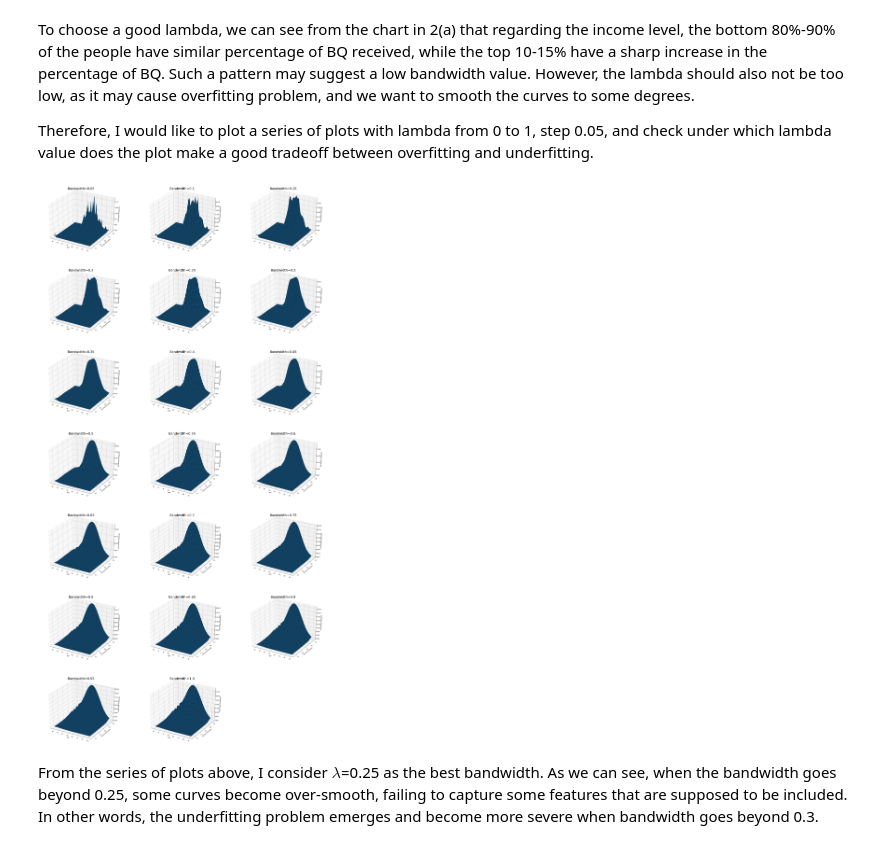
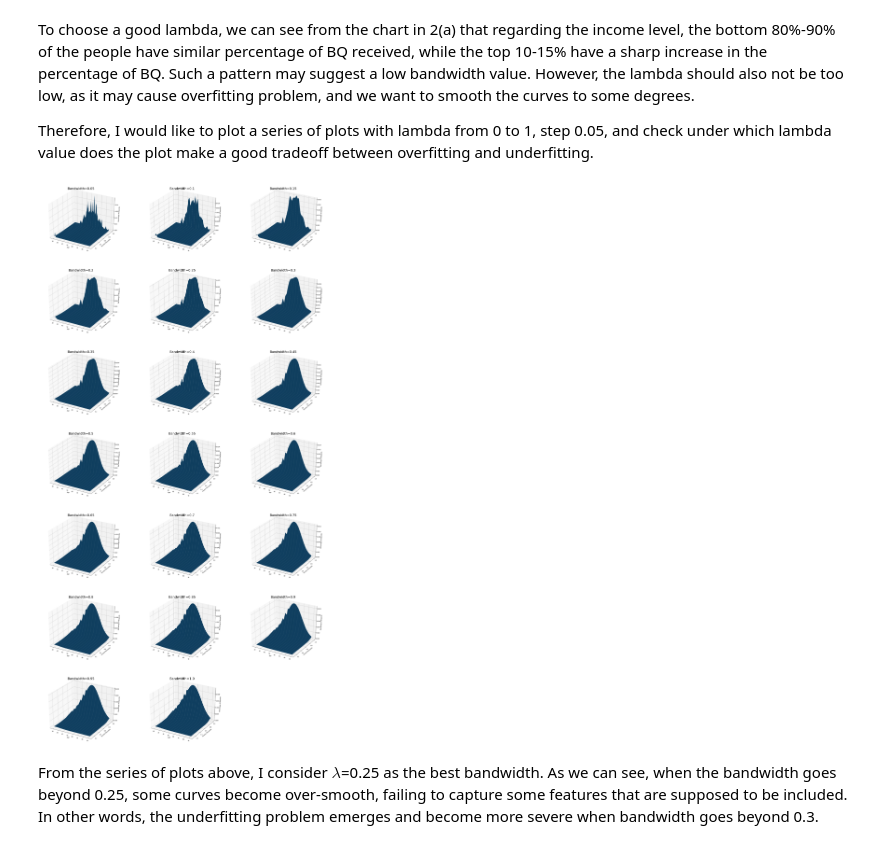
Before and after one commit to timqzhang/persp-research-econ_Spr20, a Jupyter notebook: ProblemSets/PS1/hw1-sol-QianZhang.ipynb, the cells around one changed output. Saved outputs shown, nothing was run; the diff lists cells and outputs as text; code cells hidden in the pictures.

```diff
--- a/ProblemSets/PS1/hw1-sol-QianZhang.ipynb
+++ b/ProblemSets/PS1/hw1-sol-QianZhang.ipynb
@@ -169,7 +163,7 @@ As the sum of probabilities is already 1, no more normalizing is needed.
 # %% [markdown]
 ### 2.(a)
 # %%
-#Make 3D surface plot
+#Make 3D plot
 
 age_vec = np.arange(18, 91)
 lambdas = np.array([0.25, 0.25, 0.20, 0.10, 0.10, 0.09, 0.01])
@@ -181,7 +175,7 @@ income_mat, age_mat = np.meshgrid(lambdas_mdpts, age_vec)
 fig = plt.figure(figsize=(15,12))
 ax = fig.gca(projection='3d')
 ax.plot_surface(age_mat, income_mat, bq_data)
-ax.set_title('Distribution of bequest recipient proportion')
+ax.set_title('Raw Distribution of bequest recipient proportion')
 ax.set_xlabel('Age')
 ax.set_ylabel('Income group')
 ax.set_zlabel('Percent of BQ received')
@@ -209,44 +203,34 @@ Therefore, I would like to plot a series of plots with lambda from 0 to 1, step
 # %%
 # plot the fitting plot with different lambdas
 
 fig=plt.figure(figsize=(40,80))
 gs = fig.add_gridspec(7, 3)
+coords = np.vstack([item.ravel() for item in [age_mat, income_mat]])
 
 bandwidth=0.0
 for i in range(7):
 
     for j in range(3):
 
         bandwidth +=0.05
 
         kernel = gaussian_kde(ind_df.T, bw_method=bandwidth)
 
-        age_min = ind_df['age'].min()
-        age_max = ind_df['age'].max()
-        income_min = ind_df['income_pctl'].min()
-        income_max = ind_df['income_pctl'].max()
-
-        age_i, inc_i = np.mgrid[age_min:age_max:73j,
-                                      income_min:income_max:7j]
-        coords = np.vstack([item.ravel() for item in [age_i, inc_i]])
-
-        Z = np.reshape(kernel(coords), age_i.shape)
+        Z = np.reshape(kernel(coords), age_mat.shape)
         Z_scaled = Z / float(np.sum(Z))
 
         ax = fig.add_subplot(gs[i,j], projection='3d')
-        ax.plot_surface(age_i, inc_i, Z_scaled, rstride=5)
+        ax.plot_surface(age_mat, income_mat, Z_scaled, rstride=5)
         ax.set_xlabel("Age")
         ax.set_ylabel("Income Percentile")
         ax.set_zlabel("Percentage of Bequests")
         ax.set_title(r'Bandwidth={}'.format(round(bandwidth,2)),fontsize=25)
-        np.vstack([item.ravel() for item in [age_i, inc_i]])
         if int(bandwidth)==1:
             break
-
     if int(bandwidth)==1:
         break
 # %% [output]
-[figure, old version]
+[figure, new version]
 # %% [markdown]
 From the series of plots above, I consider $\lambda$=0.25 as the best bandwidth. As we can see, when the bandwidth goes beyond 0.25, some curves become over-smooth, failing to capture some features that are supposed to be included.  In other words, the underfitting problem emerges and become more severe when bandwidth goes beyond 0.3.
 # %%
```
Also changed, not shown: parts of 6 cells of this notebook.
